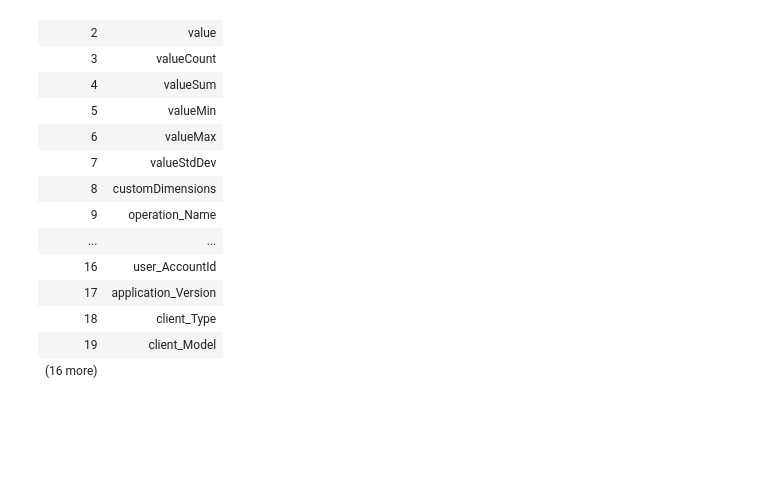
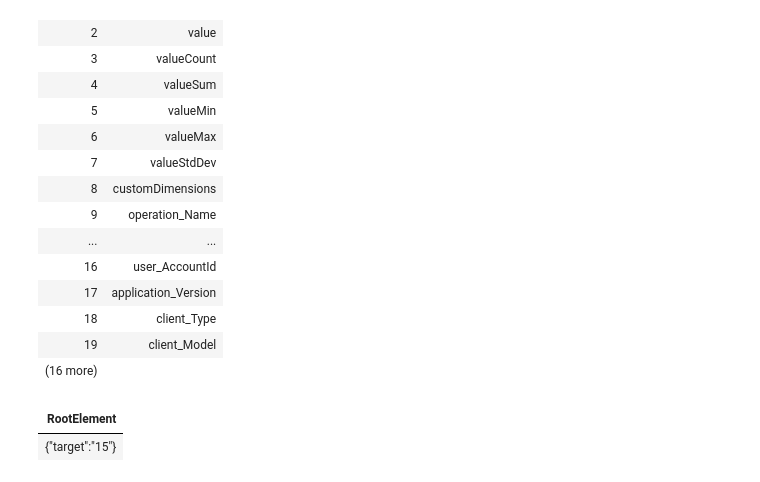
Before and after one commit to vaistauga/MrBabyData, a Jupyter notebook: Applications Insights/ExploringApplicationsInsightsApi.ipynb, the cells around one changed output. Cells and saved outputs as stored; diff of their text form; code cells hidden in the pictures; blank space fills up the shorter version.

```diff
--- a/Applications Insights/ExploringApplicationsInsightsApi.ipynb
+++ b/Applications Insights/ExploringApplicationsInsightsApi.ipynb
@@ -115,3 +116,15 @@ display(items);
 | 18 | client_Type |
 | 19 | client_Model |
 | (16 more) |  |
+# %%
+var customDimensions = queryResult.RootElement.GetProperty("tables")[0]
+.GetProperty("rows")
+.EnumerateArray()
+.Select(i => ( i[8].ToString(),  i[1].ToString()));
+
+customDimensions
+.Select( i=> JsonDocument.Parse(i.Item1))
+.First()
+# %% [output]
+| RootElement |
+| {"target":"15"} |
```
Also changed, not shown: parts of 1 cell of this notebook.
